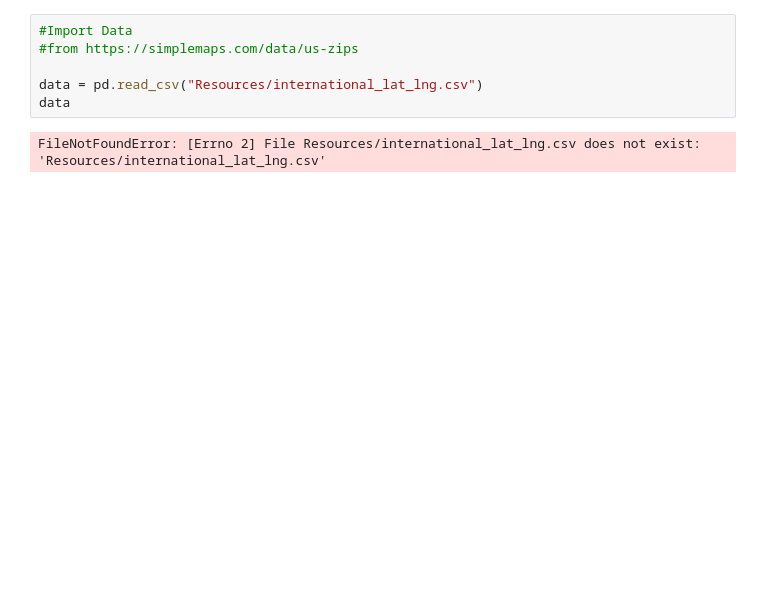
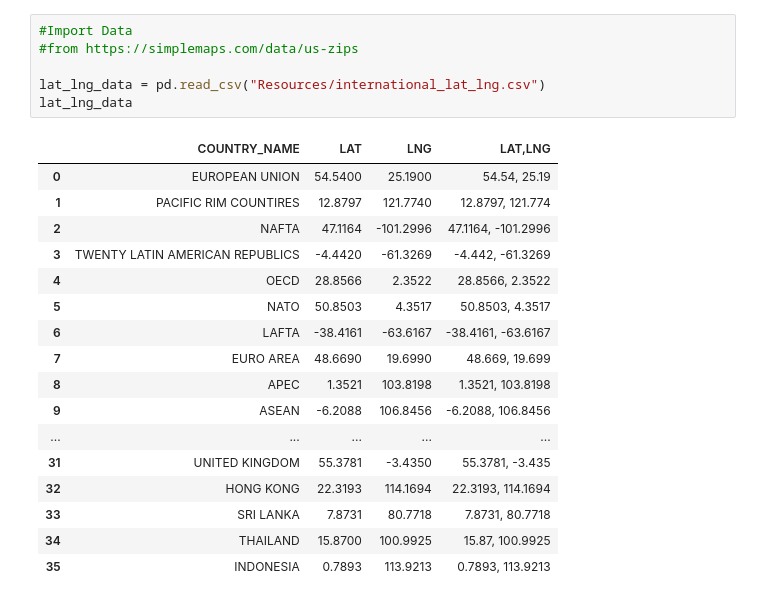
Before and after one commit to LaurenEGardner/bootcamp-project2, a Jupyter notebook: Lat_Lng_International.ipynb, the cells around one changed output. Saved outputs shown, nothing was run; the diff lists cells and outputs as text; blank space fills up the shorter version.

```diff
--- a/Lat_Lng_International.ipynb
+++ b/Lat_Lng_International.ipynb
@@ -14,8 +14,24 @@ ModuleNotFoundError: No module named 'census'
 # %%
 #Import Data
 #from https://simplemaps.com/data/us-zips
 
-data = pd.read_csv("Resources/international_lat_lng.csv")
-data
+lat_lng_data = pd.read_csv("Resources/international_lat_lng.csv")
+lat_lng_data
 # %% [output]
-FileNotFoundError: [Errno 2] File Resources/international_lat_lng.csv does not exist: 'Resources/international_lat_lng.csv'
+|  | COUNTRY_NAME | LAT | LNG | LAT,LNG |
+| 0 | EUROPEAN UNION | 54.5400 | 25.1900 | 54.54, 25.19 |
+| 1 | PACIFIC RIM COUNTIRES | 12.8797 | 121.7740 | 12.8797, 121.774 |
+| 2 | NAFTA | 47.1164 | -101.2996 | 47.1164, -101.2996 |
+| 3 | TWENTY LATIN AMERICAN REPUBLICS | -4.4420 | -61.3269 | -4.442, -61.3269 |
+| 4 | OECD | 28.8566 | 2.3522 | 28.8566, 2.3522 |
+| 5 | NATO | 50.8503 | 4.3517 | 50.8503, 4.3517 |
+| 6 | LAFTA | -38.4161 | -63.6167 | -38.4161, -63.6167 |
+| 7 | EURO AREA | 48.6690 | 19.6990 | 48.669, 19.699 |
+| 8 | APEC | 1.3521 | 103.8198 | 1.3521, 103.8198 |
+| 9 | ASEAN | -6.2088 | 106.8456 | -6.2088, 106.8456 |
+| ... | ... | ... | ... | ... |
+| 31 | UNITED KINGDOM | 55.3781 | -3.4350 | 55.3781, -3.435 |
+| 32 | HONG KONG | 22.3193 | 114.1694 | 22.3193, 114.1694 |
+| 33 | SRI LANKA | 7.8731 | 80.7718 | 7.8731, 80.7718 |
+| 34 | THAILAND | 15.8700 | 100.9925 | 15.87, 100.9925 |
+| 35 | INDONESIA | 0.7893 | 113.9213 | 0.7893, 113.9213 |
```
Also changed, not shown: parts of 6 cells of this notebook.
